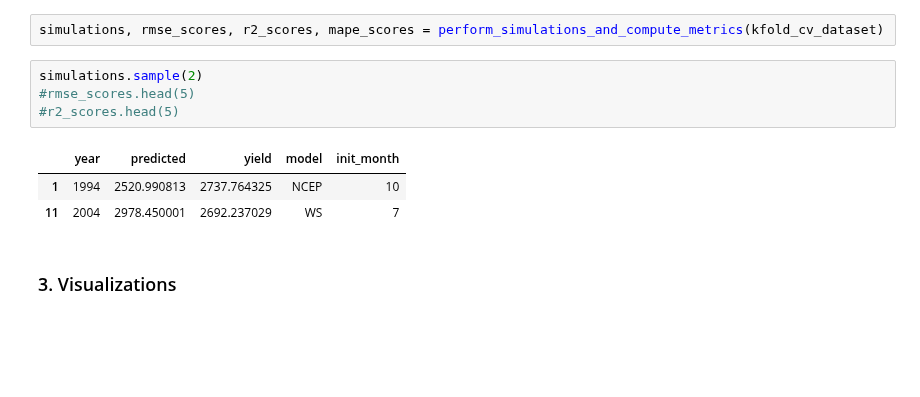
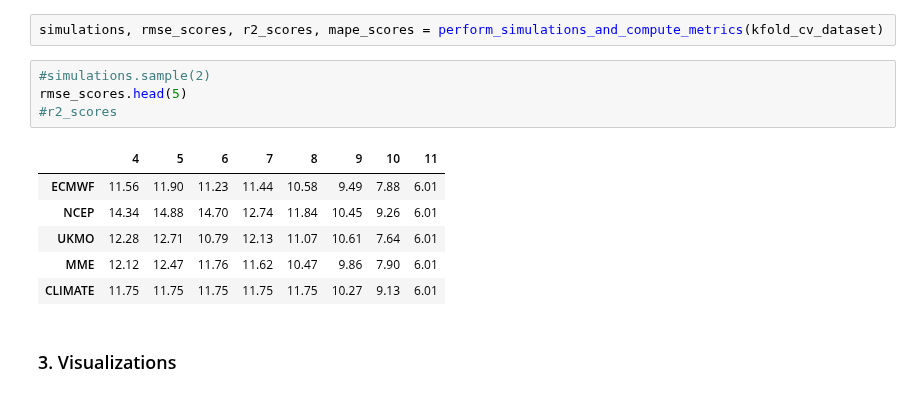
Before and after one commit to mzachow/wheat-yield-forecast-brazil, a Jupyter notebook: figures_for_manuscript.ipynb, the cells around one changed output. Cells and saved outputs as stored; diff of their text form; blank space fills up the shorter version.

```diff
--- a/figures_for_manuscript.ipynb
+++ b/figures_for_manuscript.ipynb
@@ -70,13 +65,16 @@ def perform_simulations_and_compute_metrics(df):
 # %%
 simulations, rmse_scores, r2_scores, mape_scores = perform_simulations_and_compute_metrics(kfold_cv_dataset)
 # %%
-simulations.sample(2)
-#rmse_scores.head(5)
-#r2_scores.head(5)
+#simulations.sample(2)
+rmse_scores.head(5)
+#r2_scores
 # %% [output]
-|  | year | predicted | yield | model | init_month |
-| 1 | 1994 | 2520.990813 | 2737.764325 | NCEP | 10 |
-| 11 | 2004 | 2978.450001 | 2692.237029 | WS | 7 |
+|  | 4 | 5 | 6 | 7 | 8 | 9 | 10 | 11 |
+| ECMWF | 11.56 | 11.90 | 11.23 | 11.44 | 10.58 | 9.49 | 7.88 | 6.01 |
+| NCEP | 14.34 | 14.88 | 14.70 | 12.74 | 11.84 | 10.45 | 9.26 | 6.01 |
+| UKMO | 12.28 | 12.71 | 10.79 | 12.13 | 11.07 | 10.61 | 7.64 | 6.01 |
+| MME | 12.12 | 12.47 | 11.76 | 11.62 | 10.47 | 9.86 | 7.90 | 6.01 |
+| CLIMATE | 11.75 | 11.75 | 11.75 | 11.75 | 11.75 | 10.27 | 9.13 | 6.01 |
 # %% [markdown]
 ### 3. Visualizations
 # %% [markdown]
```
Also changed, not shown: parts of 5 cells of this notebook, 5 other files.
